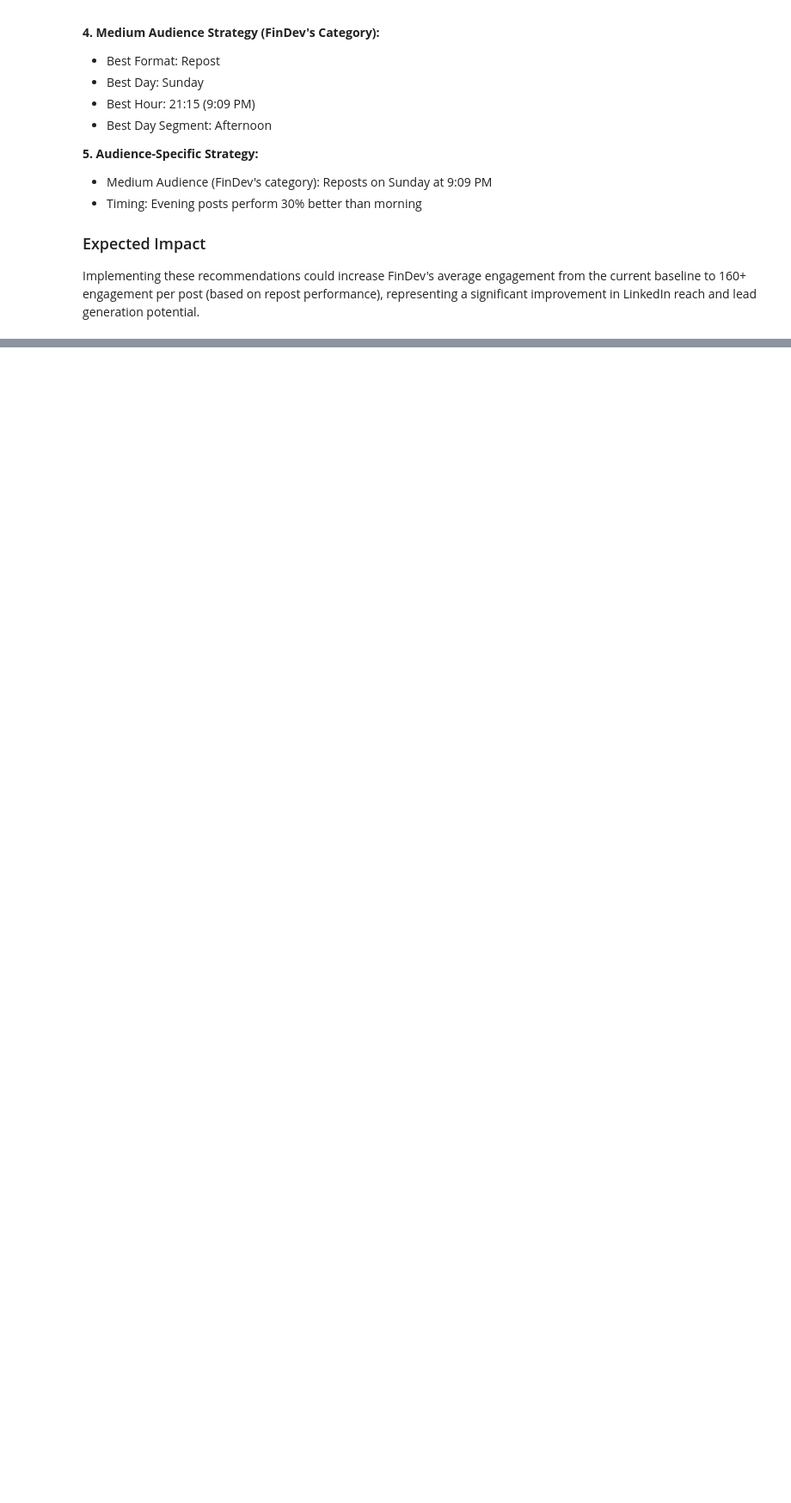
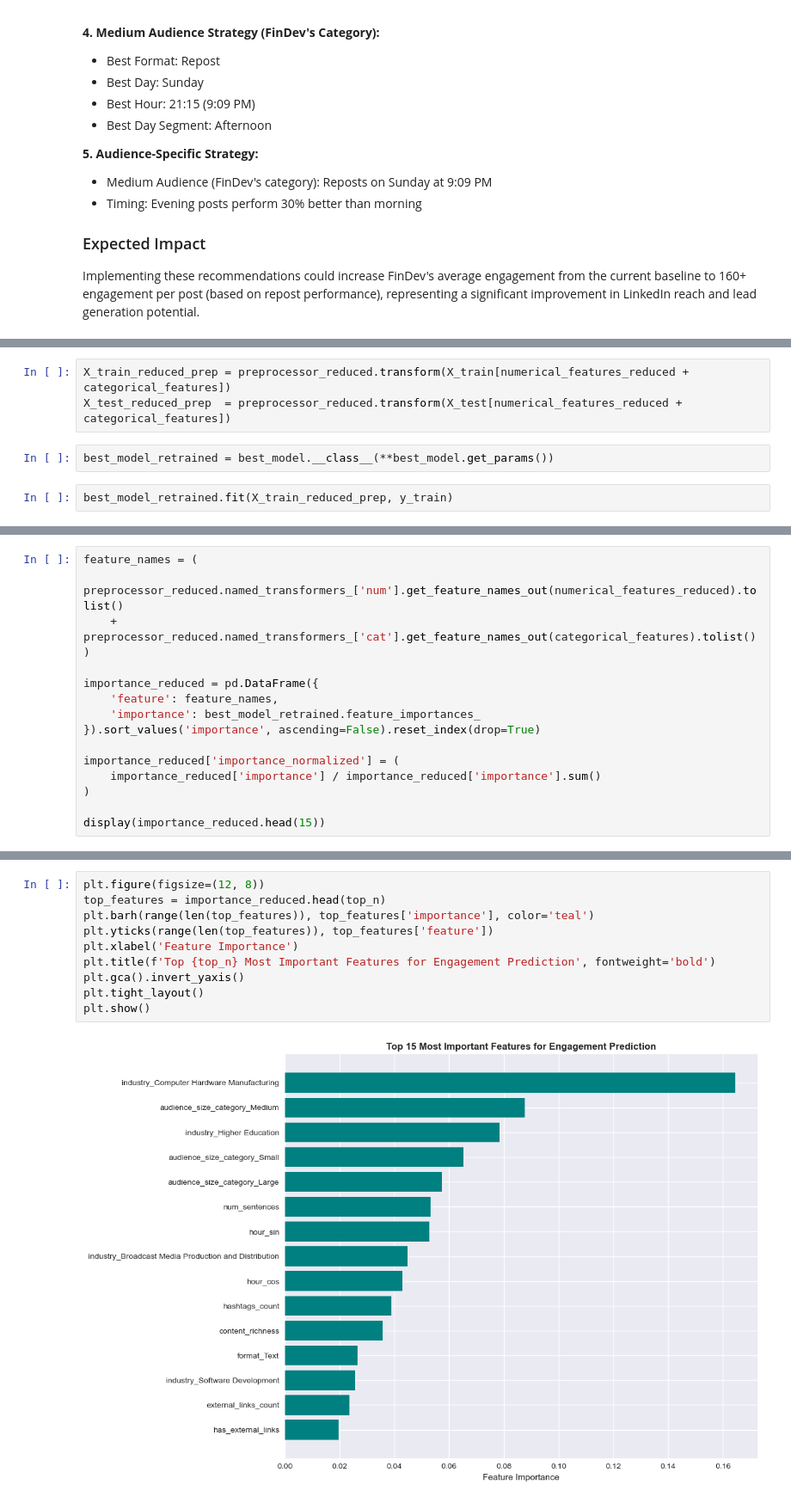
Before and after one commit to PaulWCZ/DataProject, a Jupyter notebook: Linkedin_Final_Project.ipynb, the cells around one changed output, grey strips where cells are left out. Shown at 86% size. Cells and saved outputs as stored; diff of their text form; blank space fills up the shorter version.

```diff
--- a/Linkedin_Final_Project.ipynb
+++ b/Linkedin_Final_Project.ipynb
@@ -1227,0 +1267,7 @@ Implementing these recommendations could increase FinDev's average engagement fr
+# %%
+X_train_reduced_prep = preprocessor_reduced.transform(X_train[numerical_features_reduced + categorical_features])
+X_test_reduced_prep  = preprocessor_reduced.transform(X_test[numerical_features_reduced + categorical_features])
+# %%
+best_model_retrained = best_model.__class__(**best_model.get_params())
+# %%
+best_model_retrained.fit(X_train_reduced_prep, y_train)
@@ -1227,0 +1286,16 @@ Implementing these recommendations could increase FinDev's average engagement fr
+# %%
+feature_names = (
+    preprocessor_reduced.named_transformers_['num'].get_feature_names_out(numerical_features_reduced).tolist()
+    + preprocessor_reduced.named_transformers_['cat'].get_feature_names_out(categorical_features).tolist()
+)
+
+importance_reduced = pd.DataFrame({
+    'feature': feature_names,
+    'importance': best_model_retrained.feature_importances_
+}).sort_values('importance', ascending=False).reset_index(drop=True)
+
+importance_reduced['importance_normalized'] = (
+    importance_reduced['importance'] / importance_reduced['importance'].sum()
+)
+
+display(importance_reduced.head(15))
@@ -1227,0 +1319,12 @@ Implementing these recommendations could increase FinDev's average engagement fr
+# %%
+plt.figure(figsize=(12, 8))
+top_features = importance_reduced.head(top_n)
+plt.barh(range(len(top_features)), top_features['importance'], color='teal')
+plt.yticks(range(len(top_features)), top_features['feature'])
+plt.xlabel('Feature Importance')
+plt.title(f'Top {top_n} Most Important Features for Engagement Prediction', fontweight='bold')
+plt.gca().invert_yaxis()
+plt.tight_layout()
+plt.show()
+# %% [output]
+[figure, added]
```
Also changed, not shown: parts of 78 cells of this notebook, 1 other file.
